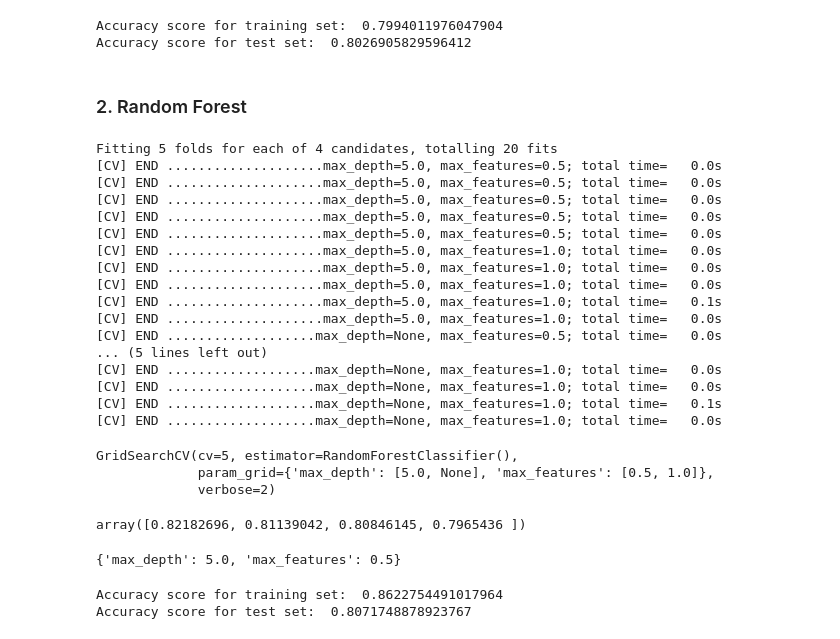
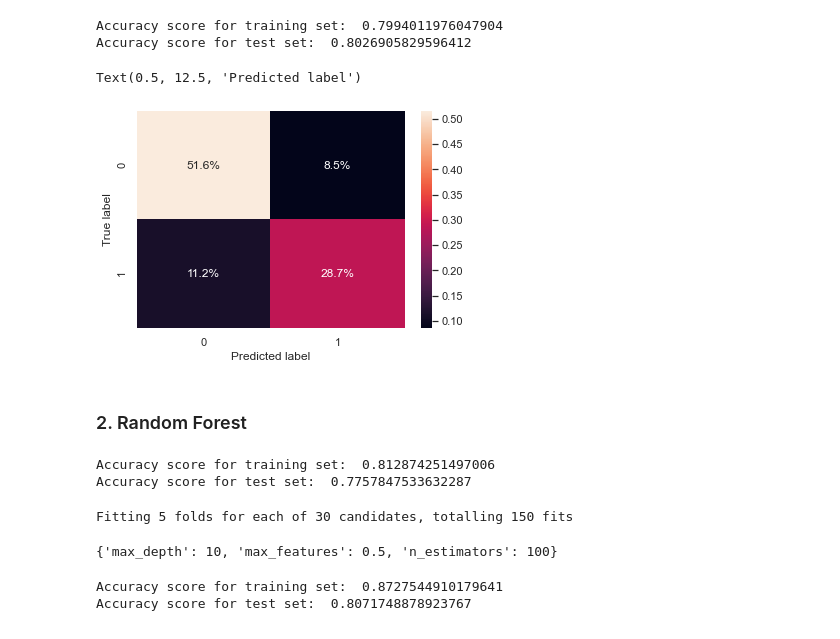
Before and after one commit to golecalicja/titanic-survivor-prediction, a Jupyter notebook: Titanic Survivor Prediction.ipynb, the cells around one changed output. Saved outputs shown, nothing was run; the diff lists cells and outputs as text; code cells hidden in the pictures.

Commit message:
added confusion matrix, started hyperparameter optimization

```diff
--- a/Titanic Survivor Prediction.ipynb
+++ b/Titanic Survivor Prediction.ipynb
@@ -593,51 +596,53 @@ print('Accuracy score for test set: ', test_accuracy)
 # %% [output]
 Accuracy score for training set:  0.7994011976047904
 Accuracy score for test set:  0.8026905829596412
+# %%
+from sklearn.metrics import confusion_matrix
+
+y_pred = model.predict(x_test)
+
+cf_matrix = confusion_matrix(y_test, y_pred)
+sns.heatmap(cf_matrix/np.sum(cf_matrix), annot=True,
+            fmt='.1%')
+plt.ylabel('True label')
+plt.xlabel('Predicted label')
+# %% [output]
+Text(0.5, 12.5, 'Predicted label')
+[figure, added]
 # %% [markdown]
 ### 2. Random Forest
+# %%
+from sklearn.ensemble import RandomForestClassifier
+
+model = RandomForestClassifier(max_depth=2, random_state=0)
+model.fit(x_train, y_train)
+
+x_train_prediction = model.predict(x_train)
+x_test_prediction = model.predict(x_test)
+
+train_accuracy = accuracy_score(y_train, x_train_prediction)
+print('Accuracy score for training set: ', train_accuracy)
+test_accuracy = accuracy_score(y_test, x_test_prediction)
+print('Accuracy score for test set: ', test_accuracy)
+# %% [output]
+Accuracy score for training set:  0.812874251497006
+Accuracy score for test set:  0.7757847533632287
 # %%
-from sklearn.ensemble import RandomForestClassifier
 from sklearn.model_selection import GridSearchCV
 
 parameter_grid = {
-    "max_features": [0.5, 1.],
-    "max_depth": [5., None],
+    'max_features': [0.5, 1.],
+    'max_depth': [5, 10, None],
+    'n_estimators': [10, 20, 50, 100, 200]
 }
 
-grid_search = GridSearchCV(RandomForestClassifier(n_estimators = 100), parameter_grid, cv=5, verbose=2)
+grid_search = GridSearchCV(RandomForestClassifier(), parameter_grid, cv=5, verbose=1).fit(x_train, y_train)
+grid_search.best_params_
+# %% [output]
+Fitting 5 folds for each of 30 candidates, totalling 150 fits
+{'max_depth': 10, 'max_features': 0.5, 'n_estimators': 100}
-# %%
-grid_search.fit(x_train, y_train)
-# %% [output]
-Fitting 5 folds for each of 4 candidates, totalling 20 fits
-[CV] END ....................max_depth=5.0, max_features=0.5; total time=   0.0s
-[CV] END ....................max_depth=5.0, max_features=0.5; total time=   0.0s
-[CV] END ....................max_depth=5.0, max_features=0.5; total time=   0.0s
-[CV] END ....................max_depth=5.0, max_features=0.5; total time=   0.0s
-[CV] END ....................max_depth=5.0, max_features=0.5; total time=   0.0s
-[CV] END ....................max_depth=5.0, max_features=1.0; total time=   0.0s
-[CV] END ....................max_depth=5.0, max_features=1.0; total time=   0.0s
-[CV] END ....................max_depth=5.0, max_features=1.0; total time=   0.0s
-[CV] END ....................max_depth=5.0, max_features=1.0; total time=   0.1s
-[CV] END ....................max_depth=5.0, max_features=1.0; total time=   0.0s
-[CV] END ...................max_depth=None, max_features=0.5; total time=   0.0s
-... (5 lines left out)
-[CV] END ...................max_depth=None, max_features=1.0; total time=   0.0s
-[CV] END ...................max_depth=None, max_features=1.0; total time=   0.0s
-[CV] END ...................max_depth=None, max_features=1.0; total time=   0.1s
-[CV] END ...................max_depth=None, max_features=1.0; total time=   0.0s
-GridSearchCV(cv=5, estimator=RandomForestClassifier(),
-             param_grid={'max_depth': [5.0, None], 'max_features': [0.5, 1.0]},
-             verbose=2)
-# %%
-grid_search.cv_results_["mean_test_score"]
-# %% [output]
-array([0.82182696, 0.81139042, 0.80846145, 0.7965436 ])
-# %%
-grid_search.best_params_
-# %% [output]
-{'max_depth': 5.0, 'max_features': 0.5}
 # %%
-model = RandomForestClassifier(n_estimators = 100, max_features=0.5, max_depth=5.0, random_state=0)
+model = RandomForestClassifier(n_estimators = 100, max_features=1.0, max_depth=5.0, random_state=0)
 model = model.fit(x_train, y_train)
 
 x_train_prediction = model.predict(x_train)
@@ -648,5 +653,5 @@ print('Accuracy score for training set: ', train_accuracy)
 test_accuracy = accuracy_score(y_test, x_test_prediction)
 print('Accuracy score for test set: ', test_accuracy)
 # %% [output]
-Accuracy score for training set:  0.8622754491017964
+Accuracy score for training set:  0.8727544910179641
 Accuracy score for test set:  0.8071748878923767
```
Also changed, not shown: parts of 60 cells of this notebook.
